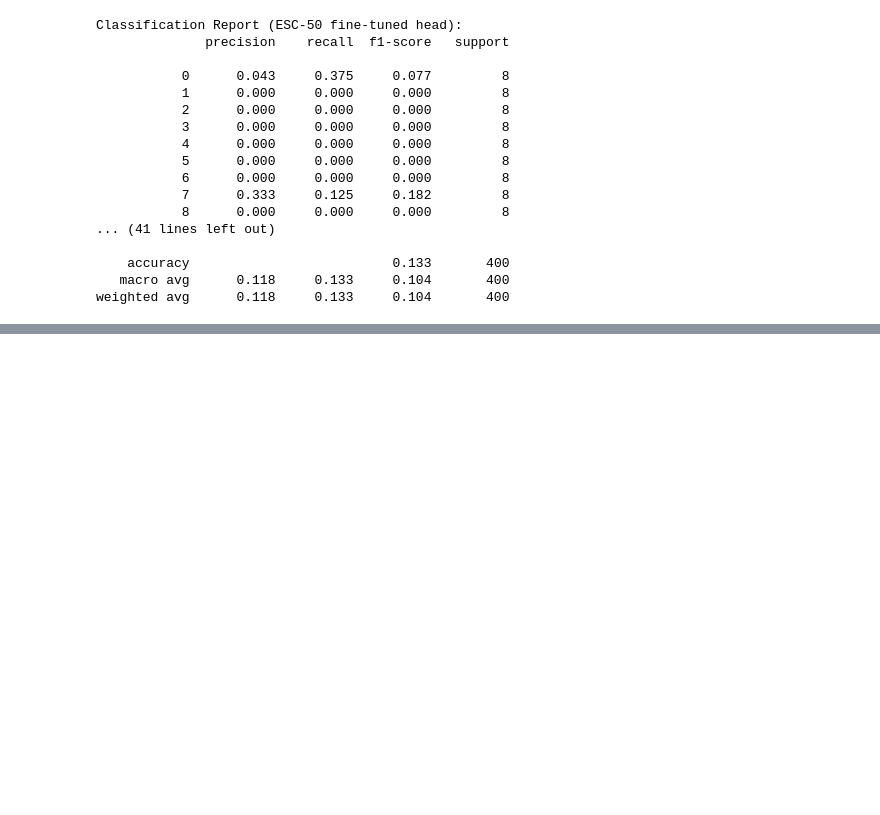
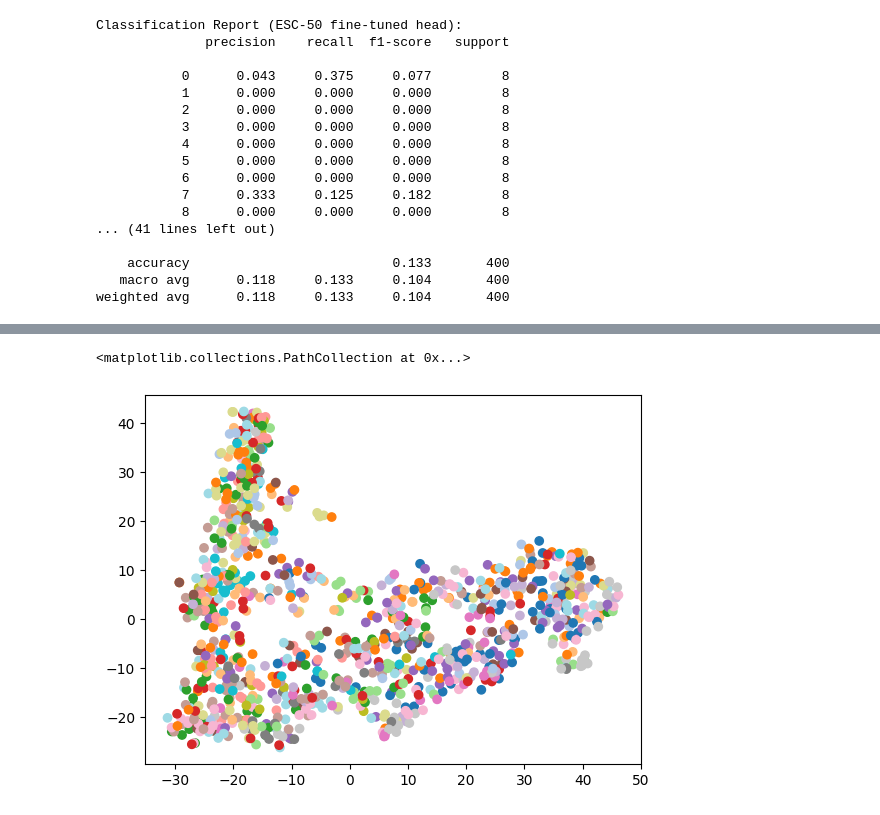
Before and after one commit to cildiroyku/TransferLearningforAnimalSounds, a Jupyter notebook: DLProjectSetupandTemplateforExperimentation.ipynb, the cells around one changed output, grey strips where cells are left out. Cells and saved outputs as stored; diff of their text form; code cells hidden in the pictures; blank space fills up the shorter version.

```diff
--- a/DLProjectSetupandTemplateforExperimentation.ipynb
+++ b/DLProjectSetupandTemplateforExperimentation.ipynb
@@ -957,0 +1072,12 @@ The new classification head isn’t powerful enough (or not trained long enough
+# %%
+# X_esc_enc, y_esc_enc are your ESC-50 embeddings and numeric labels
+X_train, X_val, y_train, y_val = train_test_split(
+    X_esc_enc, y_esc_enc, test_size=0.2, stratify=y_esc_enc, random_state=42
+)
+
+# Standardize features
+scaler = StandardScaler()
+X_train_scaled = scaler.fit_transform(X_train)
+X_val_scaled = scaler.transform(X_val)
+
+print(f"Train set: {X_train_scaled.shape}, Val set: {X_val_scaled.shape}")
@@ -957,0 +1223,8 @@ The new classification head isn’t powerful enough (or not trained long enough
+# %%
+#Plotting the confusion matrix to see which classes the model gets partially right
+from sklearn.manifold import TSNE
+z = TSNE(n_components=2).fit_transform(X_train_scaled[:1000])
+plt.scatter(z[:,0], z[:,1], c=y_train[:1000], cmap='tab20')
+# %% [output]
+<matplotlib.collections.PathCollection at 0x...>
+[figure, added]
```
Also changed, not shown: parts of 13 cells of this notebook.
